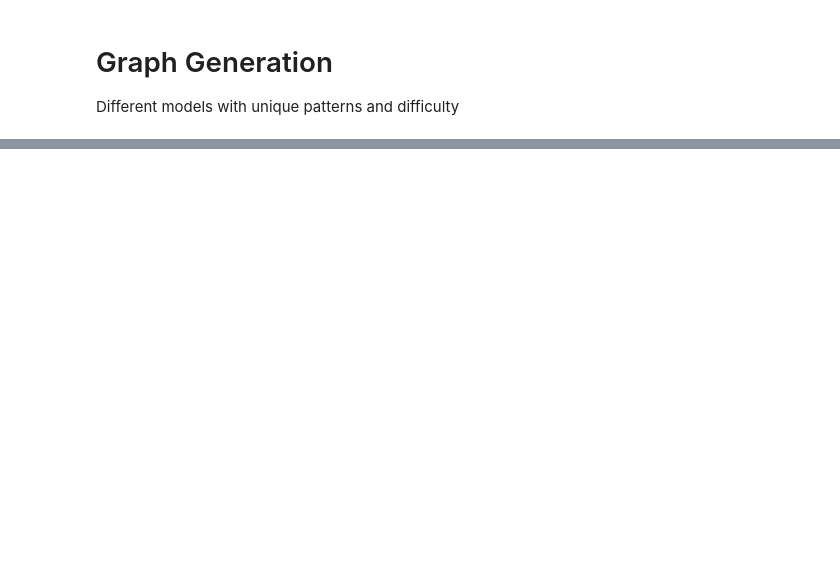
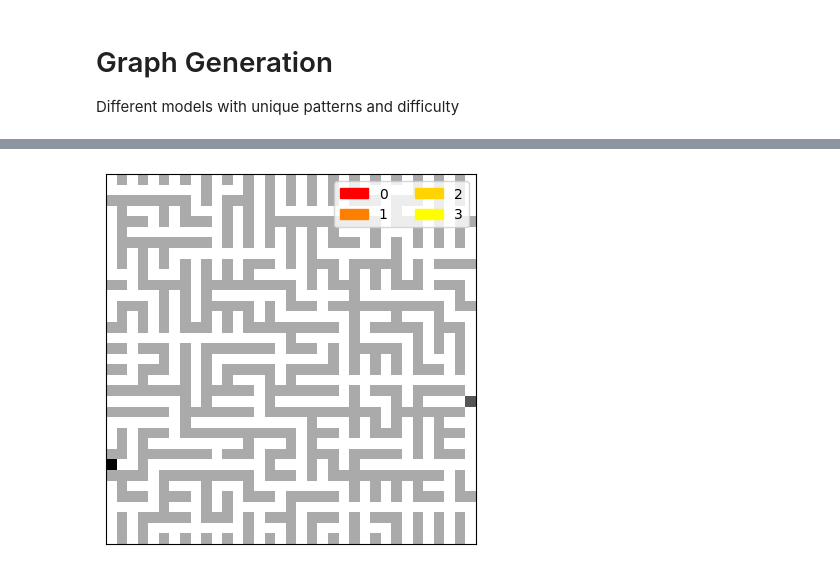
Before and after one commit to JJFrisch/Maze-Theories, a Jupyter notebook: Generation.ipynb, the cells around one changed output, grey strips where cells are left out. Saved outputs shown, nothing was run; the diff lists cells and outputs as text; code cells hidden in the pictures; blank space fills up the shorter version.

```diff
--- a/Generation.ipynb
+++ b/Generation.ipynb
@@ -995,0 +1027,9 @@ def printFile(arr, filename):
+# %%
+print(maze)
+arr[0][0] = 2
+print(arr)
+
+import pandas as pd
+
+data = {'letter': [0,1,2,3], 'color': ['#FF0000', '#FF7F00', '#FFD400', '#FFFF00']}
+df = pd.DataFrame(data)
@@ -995,0 +1054,13 @@ def printFile(arr, filename):
+# %%
+import matplotlib.patches as mpatches
+
+plt.imshow(arr, cmap='binary', interpolation='nearest')
+
+colorlist = zip(df['letter'], df['color'])
+handles = [mpatches.Patch(color=colour, label=label) for label, colour in colorlist]
+labels = df['letter']
+plt.legend(handles, labels, ncol=2, bbox_to_anchor=(1, 1))
+plt.xticks([]), plt.yticks([])
+plt.show()
+# %% [output]
+[figure, added]
```
Also changed, not shown: parts of 7 cells of this notebook, 5 other files.
